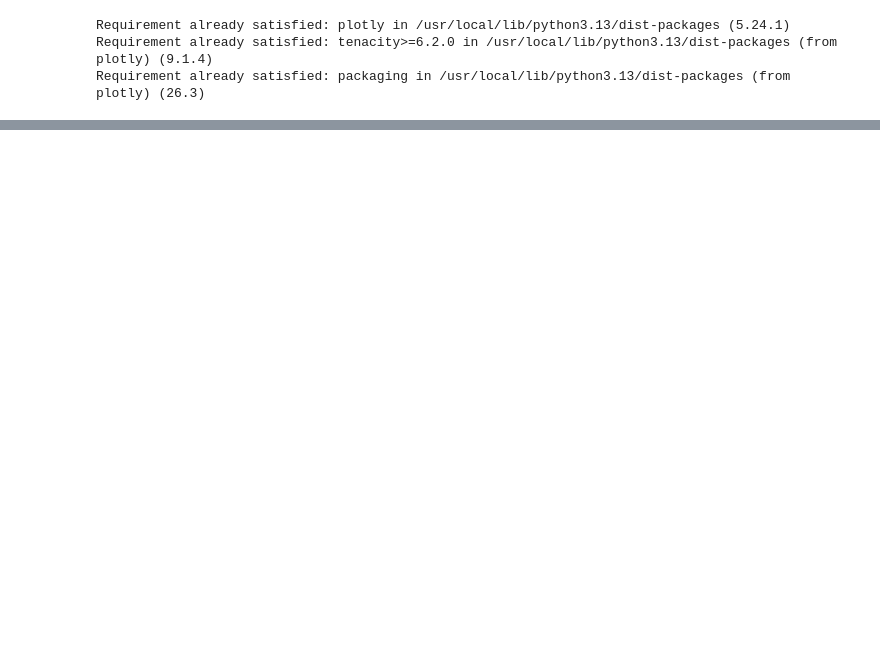
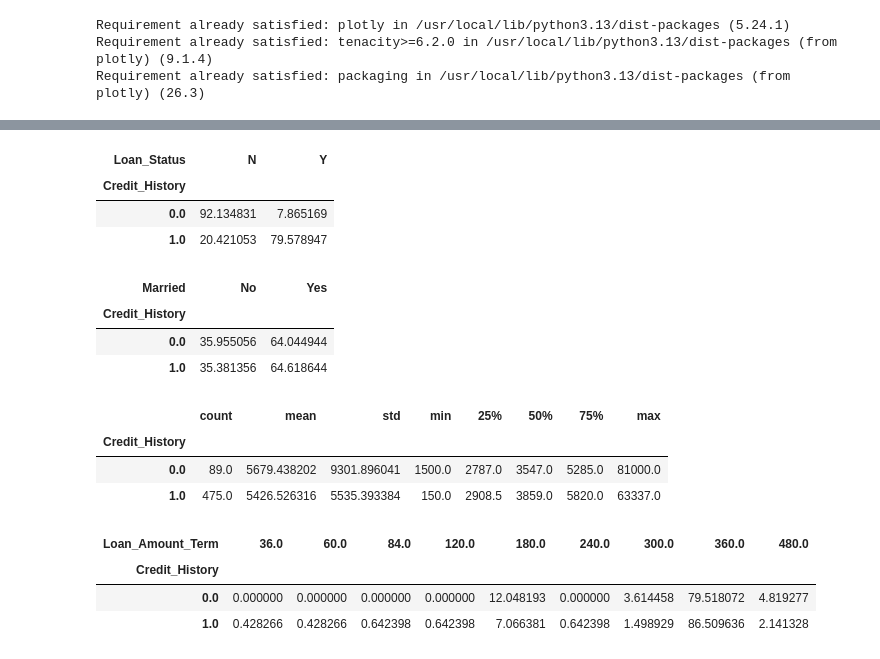
Before and after one commit to loisilobakima/loan_approval_prediction_.ipynb, a Jupyter notebook: loan_approval_prediction_.ipynb, the cells around one changed output, grey strips where cells are left out. Cells and saved outputs as stored; diff of their text form; code cells hidden in the pictures; blank space fills up the shorter version.

```diff
--- a/loan_approval_prediction_.ipynb
+++ b/loan_approval_prediction_.ipynb
@@ -156,0 +214,40 @@ fig.show()
+# %%
+pd.crosstab(
+    df["Credit_History"],
+    df["Loan_Status"],
+    normalize="index"
+) * 100
+# %% [output]
+| Loan_Status | N | Y |
+| Credit_History |  |  |
+| 0.0 | 92.134831 | 7.865169 |
+| 1.0 | 20.421053 | 79.578947 |
+# %%
+pd.crosstab(
+    df["Credit_History"],
+    df["Married"],
+    normalize="index"
+) * 100
+# %% [output]
+| Married | No | Yes |
+| Credit_History |  |  |
+| 0.0 | 35.955056 | 64.044944 |
+| 1.0 | 35.381356 | 64.618644 |
+# %%
+df.groupby("Credit_History")["ApplicantIncome"].describe()
+# %% [output]
+|  | count | mean | std | min | 25% | 50% | 75% | max |
+| Credit_History |  |  |  |  |  |  |  |  |
+| 0.0 | 89.0 | 5679.438202 | 9301.896041 | 1500.0 | 2787.0 | 3547.0 | 5285.0 | 81000.0 |
+| 1.0 | 475.0 | 5426.526316 | 5535.393384 | 150.0 | 2908.5 | 3859.0 | 5820.0 | 63337.0 |
+# %%
+pd.crosstab(
+    df["Credit_History"],
+    df["Loan_Amount_Term"],
+    normalize="index"
+) * 100
+# %% [output]
+| Loan_Amount_Term | 36.0 | 60.0 | 84.0 | 120.0 | 180.0 | 240.0 | 300.0 | 360.0 | 480.0 |
+| Credit_History |  |  |  |  |  |  |  |  |  |
+| 0.0 | 0.000000 | 0.000000 | 0.000000 | 0.000000 | 12.048193 | 0.000000 | 3.614458 | 79.518072 | 4.819277 |
+| 1.0 | 0.428266 | 0.428266 | 0.642398 | 0.642398 | 7.066381 | 0.642398 | 1.498929 | 86.509636 | 2.141328 |
```
Also changed, not shown: parts of 22 cells of this notebook.
